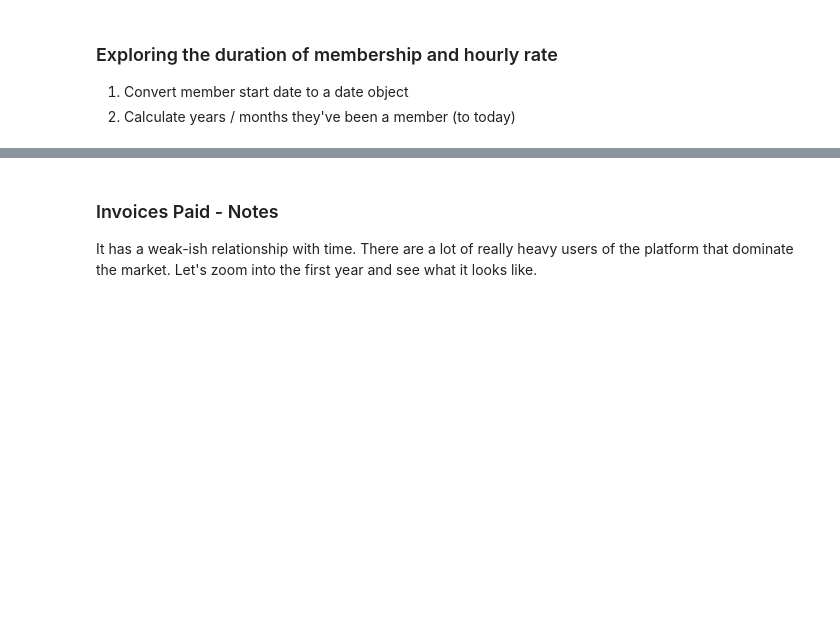
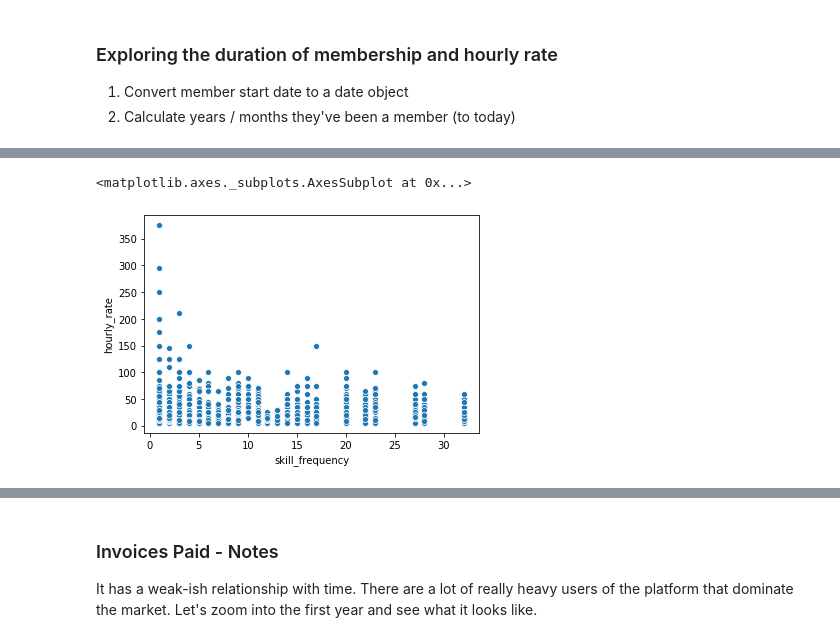
Before and after one commit to lmgibson/MyRate, a Jupyter notebook: notebooks/myrate_eda.ipynb, the cells around one changed output, grey strips where cells are left out. Cells and saved outputs as stored; diff of their text form; code cells hidden in the pictures; blank space fills up the shorter version.

```diff
--- a/notebooks/myrate_eda.ipynb
+++ b/notebooks/myrate_eda.ipynb
@@ -230,0 +268,5 @@ sns.scatterplot(x='hourly_rate', y='months_active', data=dt)
+# %%
+# Number of skills
+num_skills = skills_table.groupby('profile_url').count()
+num_skills = num_skills.rename(columns={"skills_list": "num_skills"})
+num_skills = num_skills.reset_index()
@@ -230,0 +286,13 @@ sns.scatterplot(x='hourly_rate', y='months_active', data=dt)
+# %%
+# Seems that for those with less than five skills listed
+# they tend to have a lower hourly rate.
+dt['less_five_skills'] = (dt['num_skills'] < 5) * 1
+# %%
+# Moving on to something else. Let's look at the top skills (first skill listed)
+first_skill = skills_table[skills_table.groupby(
+    'profile_url')['skills_list'].cumcount() == 0]
+
+first_skill = first_skill.rename(
+    columns={"profile_url": "profile_url", "skills_list": "first_skill"})
+
+dt = pd.merge(dt, first_skill, on="profile_url")
@@ -230,0 +316,19 @@ sns.scatterplot(x='hourly_rate', y='months_active', data=dt)
+# %%
+# Exploring extreme first skill frequencies
+skill_freq = {}
+skill_freq['skill_frequency'] = dt.groupby(
+    'first_skill').first_skill.count().sort_values(ascending=False)
+skill_freq['skills_list'] = dt.groupby(
+    'first_skill').first_skill.count().sort_values(ascending=False).index
+skill_freq = pd.DataFrame(skill_freq)
+skill_freq = skill_freq.reset_index()
+skill_freq = skill_freq.drop(['first_skill'], axis=1)
+
+dt = pd.merge(dt, skill_freq, on="skills_list")
+# %%
+sns.scatterplot(x='skill_frequency', y='hourly_rate', data=dt)
+
+# Nope, not much of anything here.
+# %% [output]
+<matplotlib.axes._subplots.AxesSubplot at 0x...>
+[figure, added]
```
Also changed, not shown: parts of 99 cells of this notebook.
